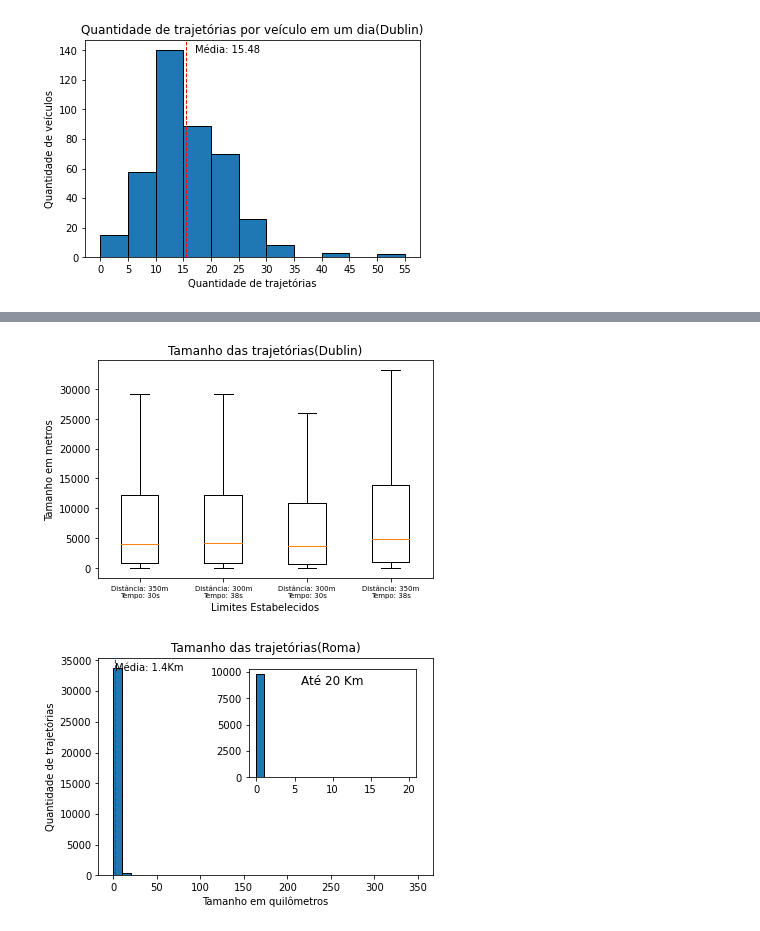
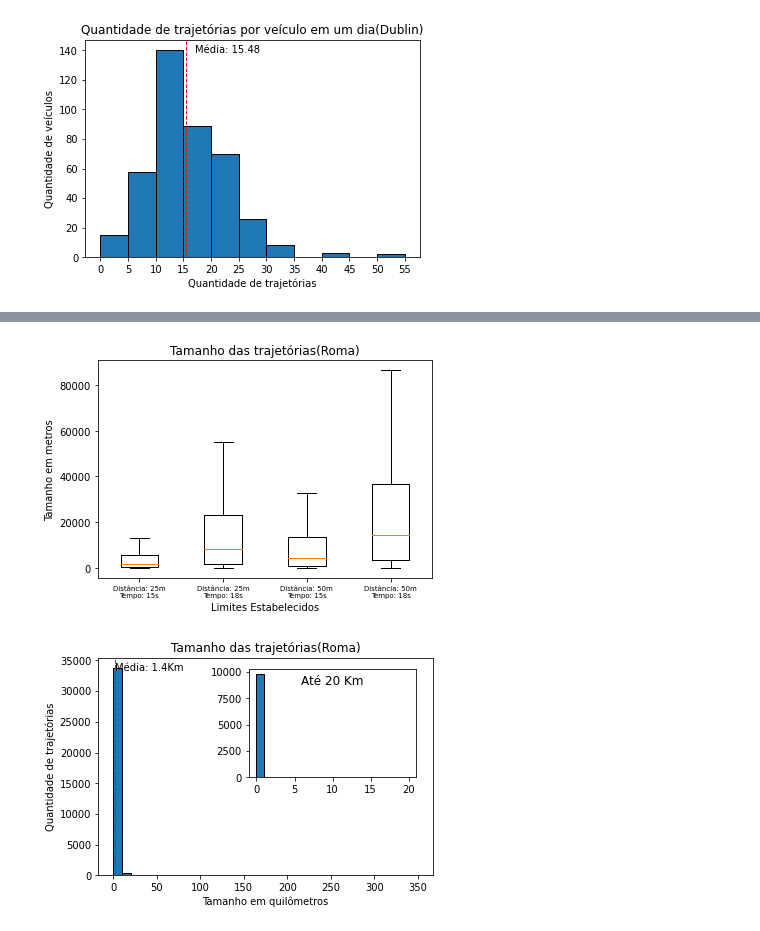
Before and after one commit to TulioNPL/Pesquisa, a Jupyter notebook: jupyter/main.ipynb, the cells around one changed output, grey strips where cells are left out. Saved outputs shown, nothing was run; the diff lists cells and outputs as text; code cells hidden in the pictures.

Commit message:
Add: Notebook with the graphs analysis

```diff
--- a/jupyter/main.ipynb
+++ b/jupyter/main.ipynb
@@ -1113,10 +1116,10 @@ def boxplot():
     tamTrajs_3 = []
     tamTrajs_4 = []
 
-    # limitDist = 25
-    # limitTempo = timedelta(seconds=15)
-    limitDist = 350
-    limitTempo = timedelta(seconds=30)
+    limitDist = 25
+    limitTempo = timedelta(seconds=15)
+    # limitDist = 350
+    # limitTempo = timedelta(seconds=30)
     stayPoint_Detection()
 
     for key in keys:
@@ -1131,10 +1134,10 @@ def boxplot():
             tamTrajs_1.append(dist)
             begin = item+1
 
-    # limitDist = 25
-    # limitTempo = timedelta(seconds=18)
-    limitDist = 300
-    limitTempo = timedelta(seconds=38)
+    limitDist = 25
+    limitTempo = timedelta(seconds=18)
+    # limitDist = 300
+    # limitTempo = timedelta(seconds=38)
     stayPoint_Detection()
 
     for key in keys:
@@ -1149,10 +1152,10 @@ def boxplot():
             tamTrajs_2.append(dist)
             begin = item+1
 
-    # limitDist = 50
-    # limitTempo = timedelta(seconds=15)
-    limitDist = 300
-    limitTempo = timedelta(seconds=30)
+    limitDist = 50
+    limitTempo = timedelta(seconds=15)
+    # limitDist = 300
+    # limitTempo = timedelta(seconds=30)
     stayPoint_Detection()
 
     for key in keys:
@@ -1167,42 +1170,42 @@ def boxplot():
             tamTrajs_3.append(dist)
             begin = item+1
 
-    # limitDist = 50
-    # limitTempo = timedelta(seconds=18)
-    limitDist = 350
-    limitTempo = timedelta(seconds=38)
+    limitDist = 50
+    limitTempo = timedelta(seconds=18)
+    # limitDist = 350
+    # limitTempo = timedelta(seconds=38)
     stayPoint_Detection()
 
     for key in keys:
         begin = 0
 
         for item in separator[key]:
             dist = 0
 
             for i in range(begin,item):
                 dist += distDoisPontos(i,i+1,pontos[key])
 
             tamTrajs_4.append(dist)
             begin = item+1
 
     data = [tamTrajs_1, tamTrajs_2, tamTrajs_3, tamTrajs_4]
 
     fig, ax = plt.subplots()
 
     # Creating plot
     ax.boxplot(data,showfliers=False)
-    ax.set_title("Tamanho das trajetórias(Dublin)")
+    ax.set_title("Tamanho das trajetórias(Roma)")
     ax.set_ylabel("Tamanho em metros")
     ax.set_xlabel("Limites Estabelecidos")
-    # ax.set_xticklabels(["Distância: 25m\nTempo: 15s","Distância: 25m\nTempo: 18s","Distância: 50m\nTempo: 15s","Distância: 50m\nTempo: 18s"],fontdict={"fontsize":7})
-    ax.set_xticklabels(["Distância: 350m\nTempo: 30s","Distância: 300m\nTempo: 38s","Distância: 300m\nTempo: 30s","Distância: 350m\nTempo: 38s"],fontdict={"fontsize":7})
+    ax.set_xticklabels(["Distância: 25m\nTempo: 15s","Distância: 25m\nTempo: 18s","Distância: 50m\nTempo: 15s","Distância: 50m\nTempo: 18s"],fontdict={"fontsize":7})
+    # ax.set_xticklabels(["Distância: 350m\nTempo: 30s","Distância: 300m\nTempo: 38s","Distância: 300m\nTempo: 30s","Distância: 350m\nTempo: 38s"],fontdict={"fontsize":7})
 
-    plt.savefig(path+'/img/boxplotTamTrajs_Dublin.png', dpi=150, transparent=False, facecolor='white')
+    plt.savefig(path+'/img/boxplotTamTrajs_Roma.png', dpi=150, transparent=False, facecolor='white')
     plt.show()
 
 boxplot()
 # %% [output]
-[figure, old version]
+[figure, new version]
 # %%
 def histVelPorTraj():
     listVel = []
```
Also changed, not shown: parts of 1 cell of this notebook, 1 other file.
